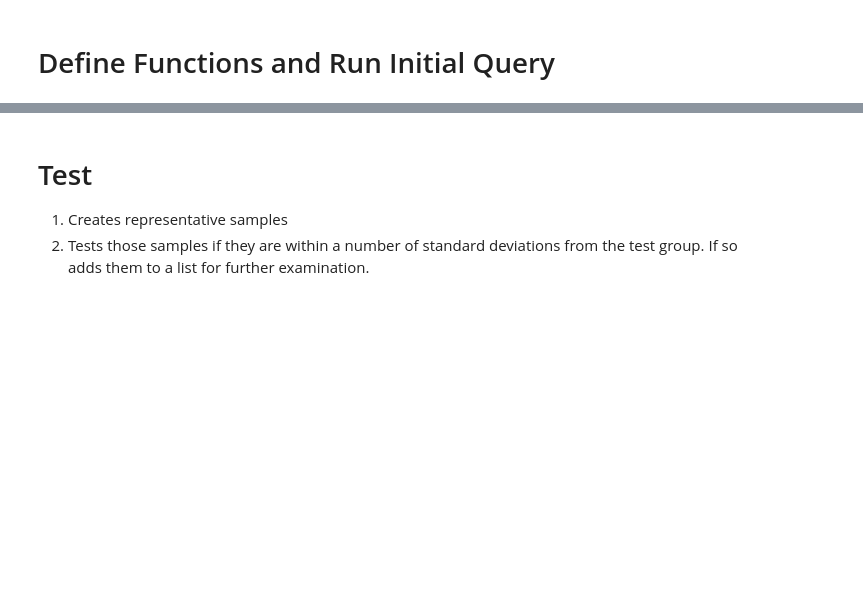
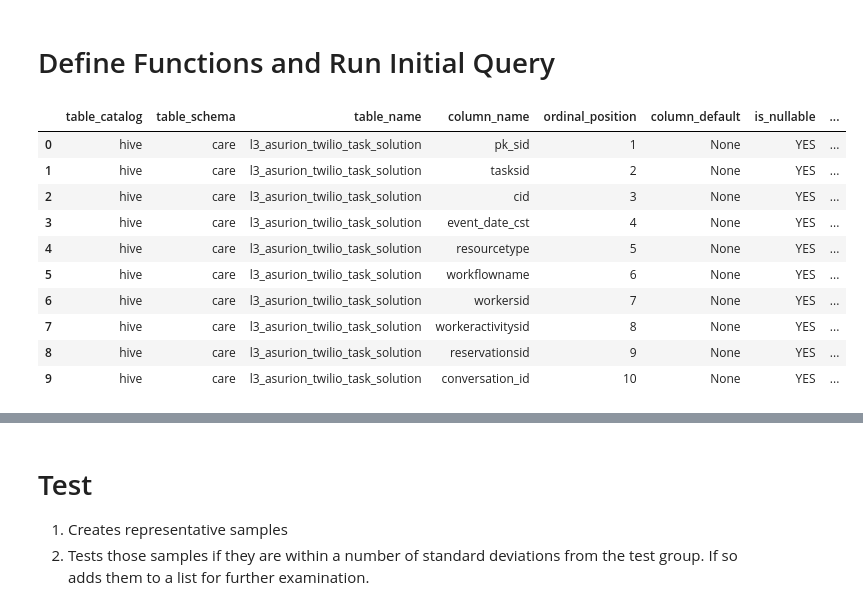
Before and after one commit to Austen-Moore94/Expert-Assist-Pilot, a Jupyter notebook: AdHocs/10. Expert Selection for ExpertWorkspace/Expert Workspace Breakout.ipynb, the cells around one changed output, grey strips where cells are left out. Cells and saved outputs as stored; diff of their text form; code cells hidden in the pictures; blank space fills up the shorter version.

```diff
--- a/AdHocs/10. Expert Selection for ExpertWorkspace/Expert Workspace Breakout.ipynb
+++ b/AdHocs/10. Expert Selection for ExpertWorkspace/Expert Workspace Breakout.ipynb
@@ -83,2 +52,20 @@ test_df
+# %%
+run_query(
+"""
+SELECT * FROM hive.INFORMATION_SCHEMA.columns WHERE table_schema = 'care' LIMIT 10
+"""
+)
+# %% [output]
+|  | table_catalog | table_schema | table_name | column_name | ordinal_position | column_default | is_nullable | ... |
+| 0 | hive | care | l3_asurion_twilio_task_solution | pk_sid | 1 | None | YES | ... |
+| 1 | hive | care | l3_asurion_twilio_task_solution | tasksid | 2 | None | YES | ... |
+| 2 | hive | care | l3_asurion_twilio_task_solution | cid | 3 | None | YES | ... |
+| 3 | hive | care | l3_asurion_twilio_task_solution | event_date_cst | 4 | None | YES | ... |
+| 4 | hive | care | l3_asurion_twilio_task_solution | resourcetype | 5 | None | YES | ... |
+| 5 | hive | care | l3_asurion_twilio_task_solution | workflowname | 6 | None | YES | ... |
+| 6 | hive | care | l3_asurion_twilio_task_solution | workersid | 7 | None | YES | ... |
+| 7 | hive | care | l3_asurion_twilio_task_solution | workeractivitysid | 8 | None | YES | ... |
+| 8 | hive | care | l3_asurion_twilio_task_solution | reservationsid | 9 | None | YES | ... |
+| 9 | hive | care | l3_asurion_twilio_task_solution | conversation_id | 10 | None | YES | ... |
 # %%
 dfp = run_query(file_to_string('DailyMetrics.SQL'))
```
Also changed, not shown: parts of 5 cells of this notebook, 1 other file.
